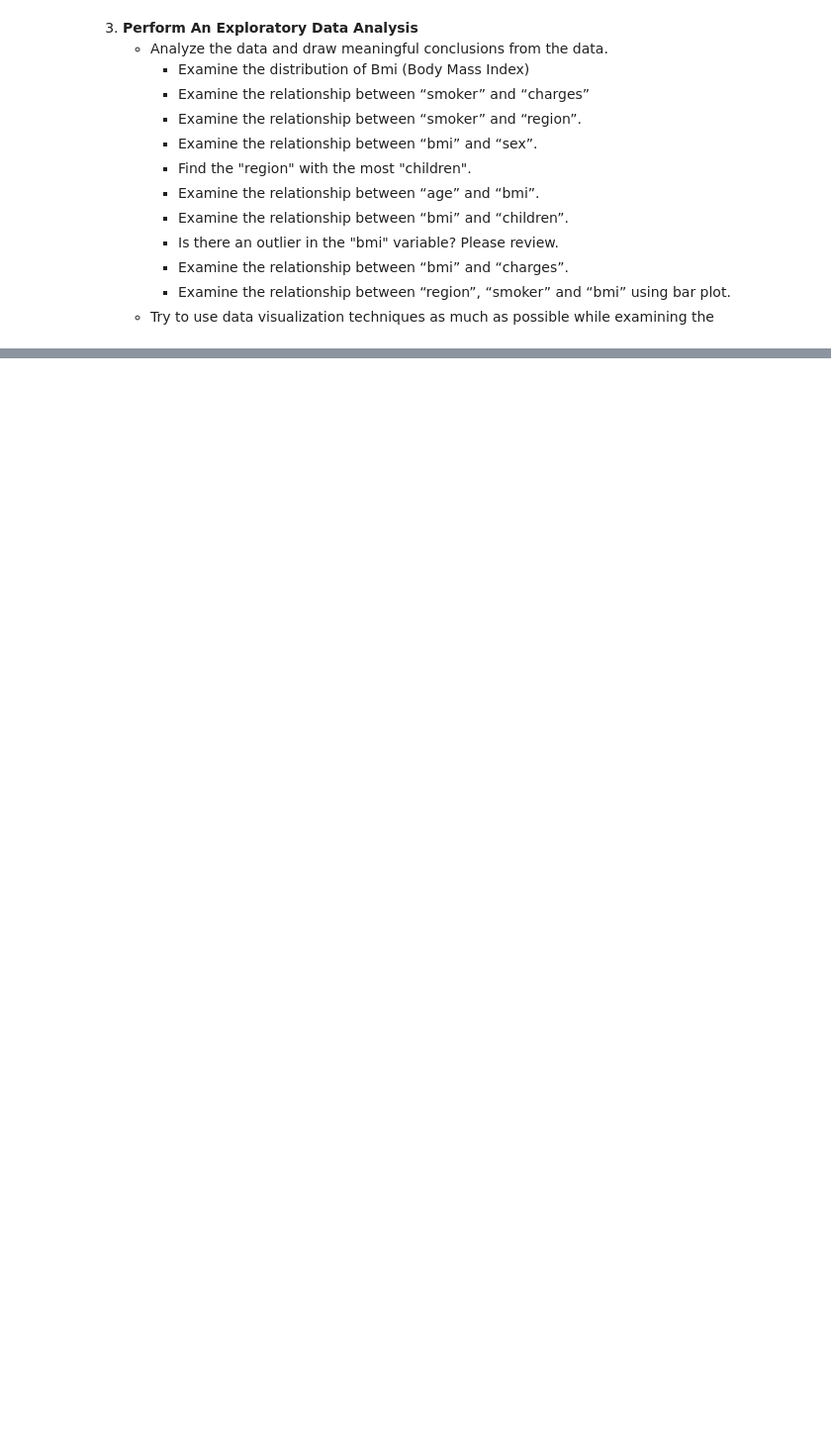
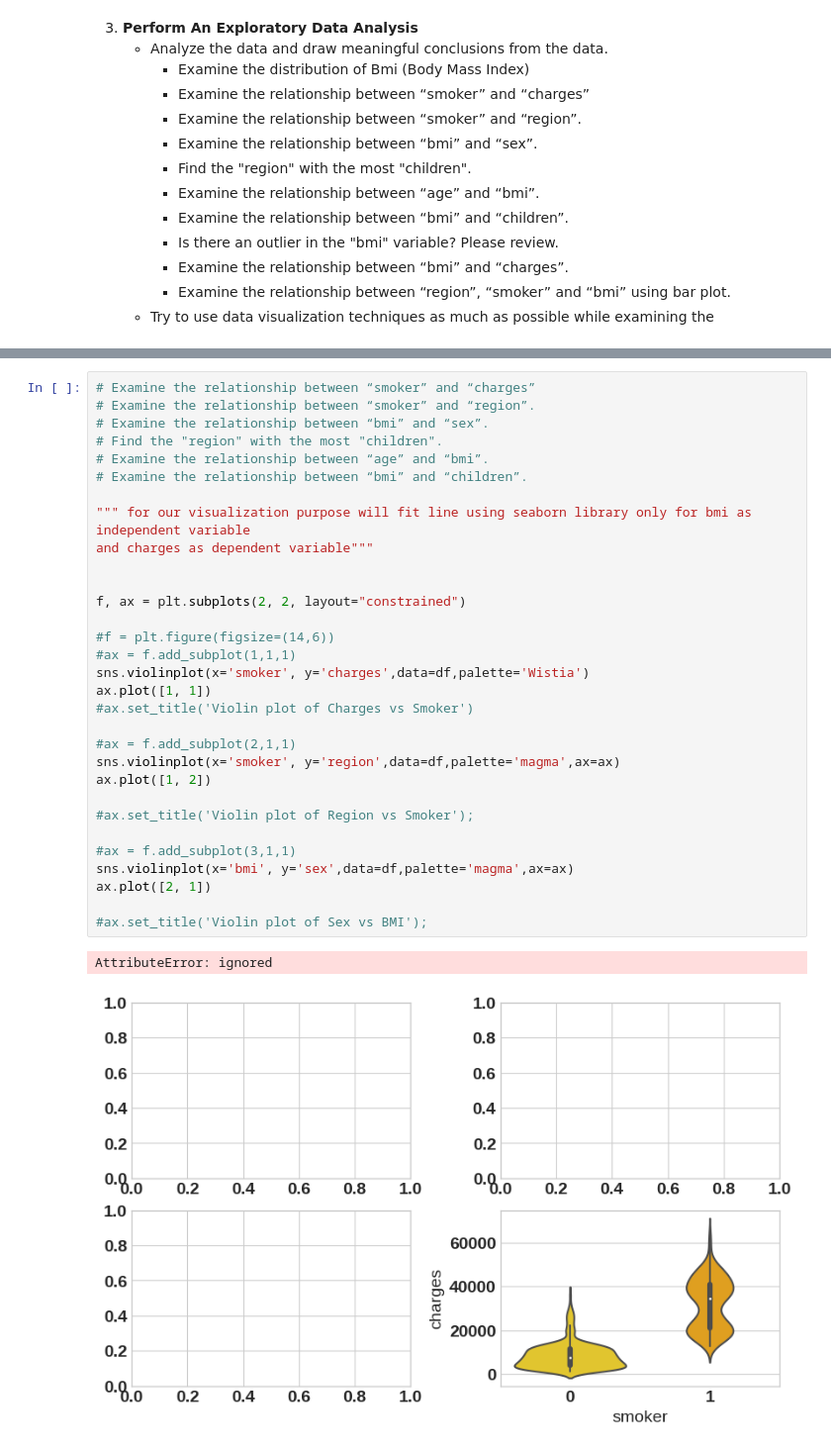
Before and after one commit to gr-uzun/medical-cost-analysis, a Jupyter notebook: medical_cost_analysis_project.ipynb, the cells around one changed output, grey strips where cells are left out. Shown: that part at 99% size. Saved outputs shown, nothing was run; the diff lists cells and outputs as text; blank space fills up the shorter version.

```diff
--- a/medical_cost_analysis_project.ipynb
+++ b/medical_cost_analysis_project.ipynb
@@ -74,0 +191,34 @@ Number of rows and columns in the data set:  (1338, 7)
+# %%
+# Examine the relationship between “smoker” and “charges”
+# Examine the relationship between “smoker” and “region”.
+# Examine the relationship between “bmi” and “sex”.
+# Find the "region" with the most "children".
+# Examine the relationship between “age” and “bmi”.
+# Examine the relationship between “bmi” and “children”.
+
+""" for our visualization purpose will fit line using seaborn library only for bmi as independent variable
+and charges as dependent variable"""
+
+
+f, ax = plt.subplots(2, 2, layout="constrained")
+
+#f = plt.figure(figsize=(14,6))
+#ax = f.add_subplot(1,1,1)
+sns.violinplot(x='smoker', y='charges',data=df,palette='Wistia')
+ax.plot([1, 1])
+#ax.set_title('Violin plot of Charges vs Smoker')
+
+#ax = f.add_subplot(2,1,1)
+sns.violinplot(x='smoker', y='region',data=df,palette='magma',ax=ax)
+ax.plot([1, 2])
+
+#ax.set_title('Violin plot of Region vs Smoker');
+
+#ax = f.add_subplot(3,1,1)
+sns.violinplot(x='bmi', y='sex',data=df,palette='magma',ax=ax)
+ax.plot([2, 1])
+
+#ax.set_title('Violin plot of Sex vs BMI');
+# %% [output]
+AttributeError: ignored
+[figure, added]
```
Also changed, not shown: parts of 11 cells of this notebook.
